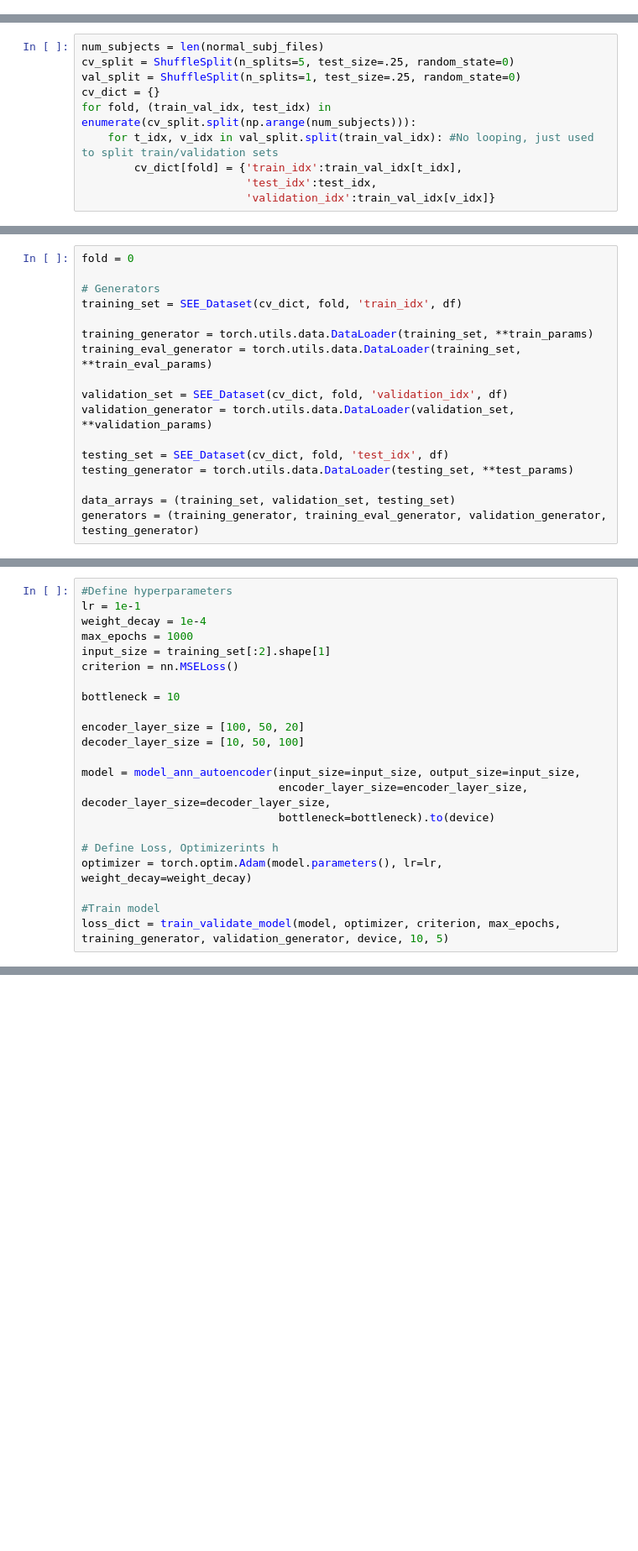
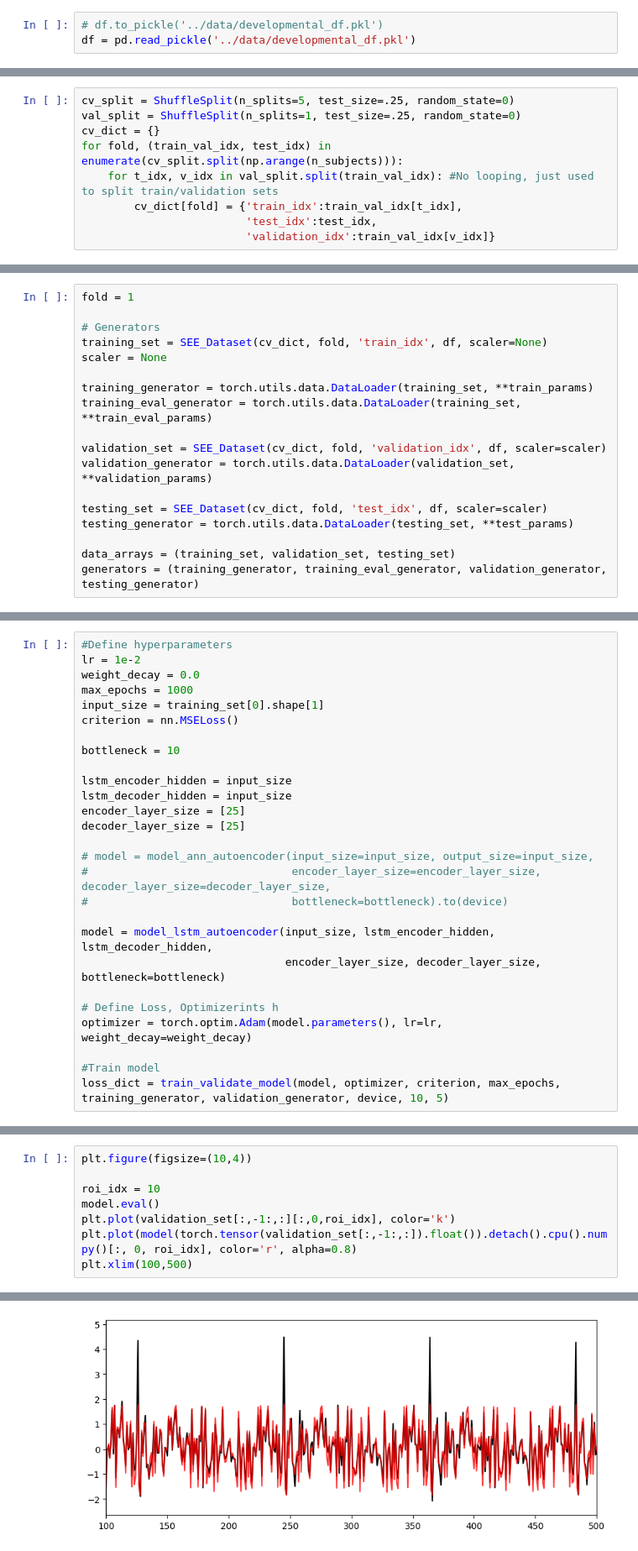
Before and after one commit to ntolley/metanets, a Jupyter notebook: notebooks/train_autoencoder.ipynb, the cells around one changed output, grey strips where cells are left out. Shown at 84% size. Saved outputs shown, nothing was run; the diff lists cells and outputs as text; blank space fills up the shorter version.

Commit message:
lstm autoencoder with new dataset

```diff
--- a/notebooks/train_autoencoder.ipynb
+++ b/notebooks/train_autoencoder.ipynb
@@ -24,2 +77,5 @@ df = pd.concat(df_list)
+# %%
+# df.to_pickle('../data/developmental_df.pkl')
+df = pd.read_pickle('../data/developmental_df.pkl')
 # %%
 class model_ann(nn.Module):
@@ -78,11 +234,10 @@ class SEE_Dataset(torch.utils.data.Dataset):
      def __getitem__(self, slice_index):
           return self.X_tensor[slice_index]
 # %%
-num_subjects = len(normal_subj_files)
 cv_split = ShuffleSplit(n_splits=5, test_size=.25, random_state=0)
 val_split = ShuffleSplit(n_splits=1, test_size=.25, random_state=0)
 cv_dict = {}
-for fold, (train_val_idx, test_idx) in enumerate(cv_split.split(np.arange(num_subjects))):
+for fold, (train_val_idx, test_idx) in enumerate(cv_split.split(np.arange(n_subjects))):
     for t_idx, v_idx in val_split.split(train_val_idx): #No looping, just used to split train/validation sets
         cv_dict[fold] = {'train_idx':train_val_idx[t_idx],
                          'test_idx':test_idx,
@@ -96,18 +251,19 @@ train_eval_params = {'batch_size': batch_size, 'shuffle': False, 'num_workers':
 validation_params = {'batch_size': batch_size, 'shuffle': True, 'num_workers': num_cores, 'pin_memory':False}
 test_params = {'batch_size': batch_size, 'shuffle': False, 'num_workers': num_cores, 'pin_memory':False}
 # %%
-fold = 0
+fold = 1
 
 # Generators
-training_set = SEE_Dataset(cv_dict, fold, 'train_idx', df)
+training_set = SEE_Dataset(cv_dict, fold, 'train_idx', df, scaler=None)
+scaler = None
 
 training_generator = torch.utils.data.DataLoader(training_set, **train_params)
 training_eval_generator = torch.utils.data.DataLoader(training_set, **train_eval_params)
 
-validation_set = SEE_Dataset(cv_dict, fold, 'validation_idx', df)
+validation_set = SEE_Dataset(cv_dict, fold, 'validation_idx', df, scaler=scaler)
 validation_generator = torch.utils.data.DataLoader(validation_set, **validation_params)
 
-testing_set = SEE_Dataset(cv_dict, fold, 'test_idx', df)
+testing_set = SEE_Dataset(cv_dict, fold, 'test_idx', df, scaler=scaler)
 testing_generator = torch.utils.data.DataLoader(testing_set, **test_params)
 
 data_arrays = (training_set, validation_set, testing_set)
@@ -189,20 +345,25 @@ def train_validate_model(model, optimizer, criterion, max_epochs, training_gener
     return loss_dict
 # %%
 #Define hyperparameters
-lr = 1e-1
-weight_decay = 1e-4
+lr = 1e-2
+weight_decay = 0.0
 max_epochs = 1000
-input_size = training_set[:2].shape[1]
+input_size = training_set[0].shape[1]
 criterion = nn.MSELoss()
 
 bottleneck = 10
 
-encoder_layer_size = [100, 50, 20]
-decoder_layer_size = [10, 50, 100]
+lstm_encoder_hidden = input_size
+lstm_decoder_hidden = input_size
+encoder_layer_size = [25]
+decoder_layer_size = [25]
 
-model = model_ann_autoencoder(input_size=input_size, output_size=input_size,
-                              encoder_layer_size=encoder_layer_size, decoder_layer_size=decoder_layer_size,
-                              bottleneck=bottleneck).to(device)
+# model = model_ann_autoencoder(input_size=input_size, output_size=input_size,
+#                               encoder_layer_size=encoder_layer_size, decoder_layer_size=decoder_layer_size,
+#                               bottleneck=bottleneck).to(device)
+
+model = model_lstm_autoencoder(input_size, lstm_encoder_hidden, lstm_decoder_hidden,
+                               encoder_layer_size, decoder_layer_size, bottleneck=bottleneck)
 
 # Define Loss, Optimizerints h
 optimizer = torch.optim.Adam(model.parameters(), lr=lr, weight_decay=weight_decay)
@@ -215,0 +391,9 @@ Epoch: 10/1000 ... Train Loss: 279.4181  ... Validation Loss: 215.7805
+# %%
+plt.figure(figsize=(10,4))
+
+roi_idx = 10
+model.eval()
+plt.plot(validation_set[:,-1:,:][:,0,roi_idx], color='k')
+plt.plot(model(torch.tensor(validation_set[:,-1:,:]).float()).detach().cpu().numpy()[:, 0, roi_idx], color='r', alpha=0.8)
+plt.xlim(100,500)
+# %% [output]
@@ -215,0 +401 @@ Epoch: 10/1000 ... Train Loss: 279.4181  ... Validation Loss: 215.7805
+[figure, added]
```
Also changed, not shown: parts of 10 cells of this notebook.
